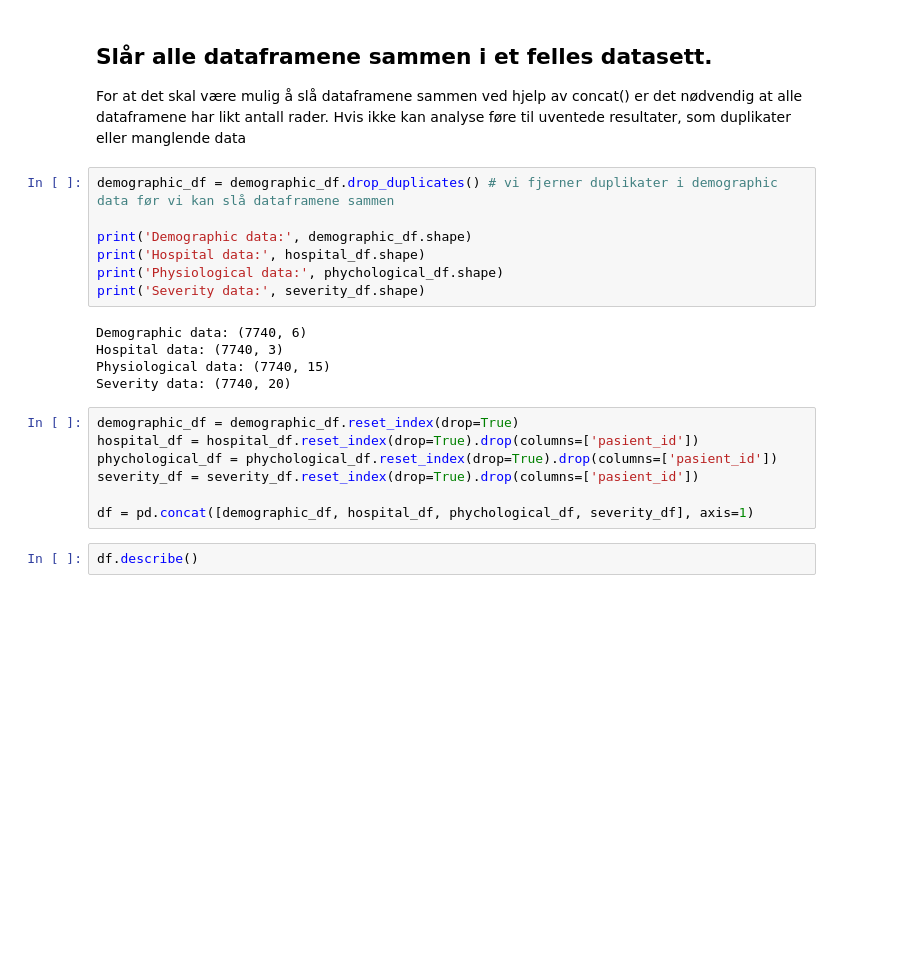
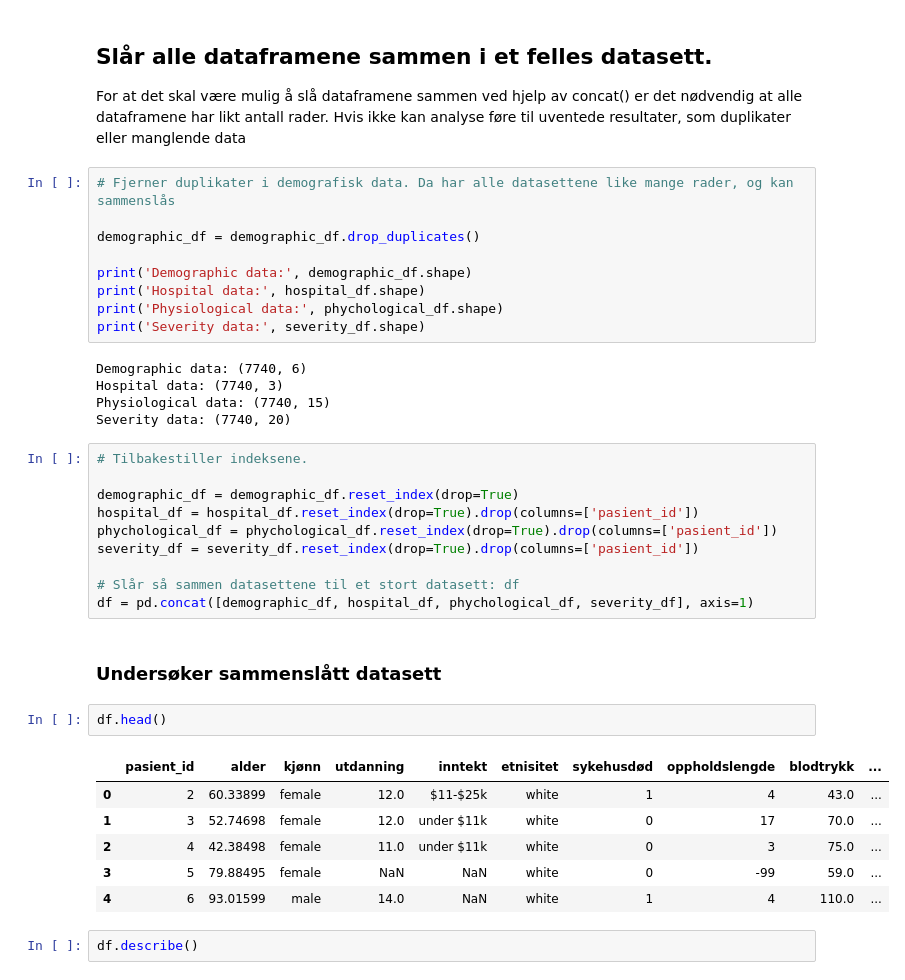
Before and after one commit to AnSloge/Predikasjon-av-oppholdslengde-p-sykehus, a Jupyter notebook: analyse.ipynb, the cells around one changed output. Drawn from its saved outputs; the diff is of its cells as text; blank space fills up the shorter version.

```diff
--- a/analyse.ipynb
+++ b/analyse.ipynb
@@ -194,7 +184,9 @@ severity_df.describe(include="all")
 
 For at det skal være mulig å slå dataframene sammen ved hjelp av concat() er det nødvendig at alle dataframene har likt antall rader. Hvis ikke kan analyse føre til uventede resultater, som duplikater eller manglende data
 # %%
-demographic_df = demographic_df.drop_duplicates() # vi fjerner duplikater i demographic data før vi kan slå dataframene sammen
+# Fjerner duplikater i demografisk data. Da har alle datasettene like mange rader, og kan sammenslås
+
+demographic_df = demographic_df.drop_duplicates()
 
 print('Demographic data:', demographic_df.shape)
 print('Hospital data:', hospital_df.shape)
@@ -206,12 +198,26 @@ Hospital data: (7740, 3)
 Physiological data: (7740, 15)
 Severity data: (7740, 20)
 # %%
+# Tilbakestiller indeksene.
+
 demographic_df = demographic_df.reset_index(drop=True)
 hospital_df = hospital_df.reset_index(drop=True).drop(columns=['pasient_id'])
 phychological_df = phychological_df.reset_index(drop=True).drop(columns=['pasient_id'])
 severity_df = severity_df.reset_index(drop=True).drop(columns=['pasient_id'])
 
+# Slår så sammen datasettene til et stort datasett: df
 df = pd.concat([demographic_df, hospital_df, phychological_df, severity_df], axis=1)
+# %% [markdown]
+### Undersøker sammenslått datasett
+# %%
+df.head()
+# %% [output]
+|  | pasient_id | alder | kjønn | utdanning | inntekt | etnisitet | sykehusdød | oppholdslengde | blodtrykk | ... |
+| 0 | 2 | 60.33899 | female | 12.0 | $11-$25k | white | 1 | 4 | 43.0 | ... |
+| 1 | 3 | 52.74698 | female | 12.0 | under $11k | white | 0 | 17 | 70.0 | ... |
+| 2 | 4 | 42.38498 | female | 11.0 | under $11k | white | 0 | 3 | 75.0 | ... |
+| 3 | 5 | 79.88495 | female | NaN | NaN | white | 0 | -99 | 59.0 | ... |
+| 4 | 6 | 93.01599 | male | 14.0 | NaN | white | 1 | 4 | 110.0 | ... |
 # %%
 df.describe()
 # %% [output]
```
Also changed, not shown: parts of 68 cells of this notebook, 5 other files.
